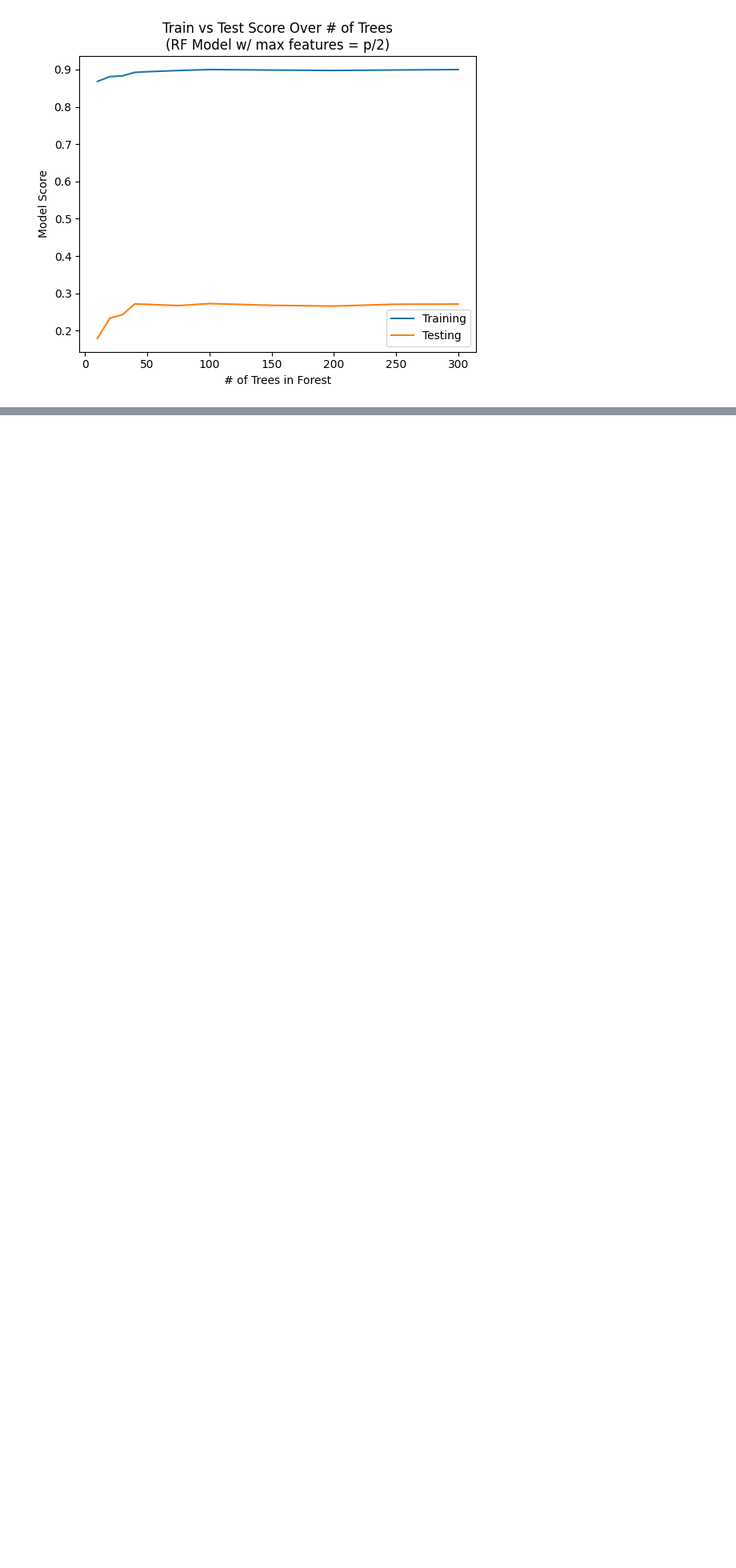
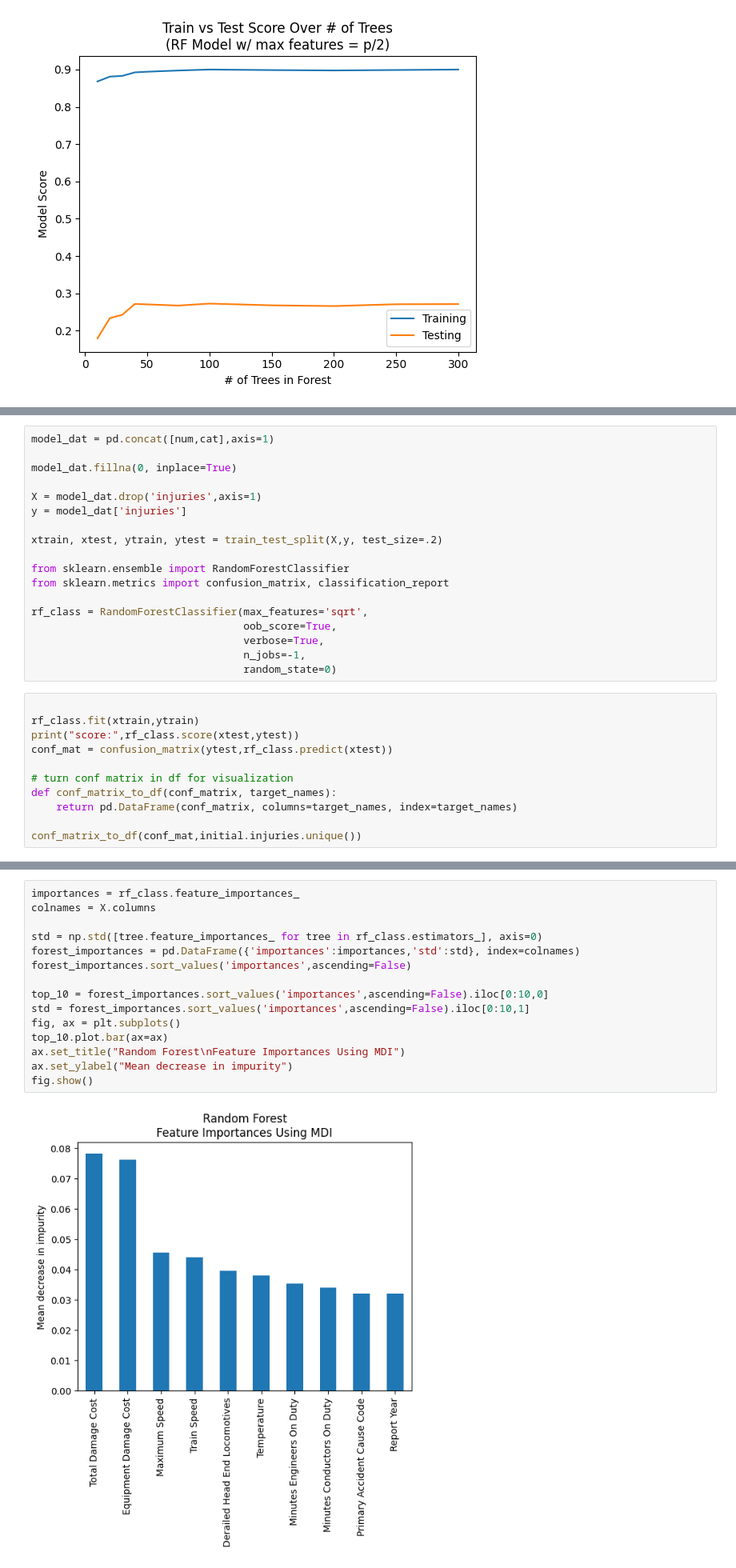
Before and after one commit to ndahlinuvm/Train-Derailment-287Project, a Jupyter notebook: modeling_injuries.ipynb, the cells around one changed output, grey strips where cells are left out. Shown at 80% size. Saved outputs shown, nothing was run; the diff lists cells and outputs as text; blank space fills up the shorter version.

```diff
--- a/modeling_injuries.ipynb
+++ b/modeling_injuries.ipynb
@@ -791,0 +825,29 @@ make visualizations of employee injuries by train speed, accident type, etc
+# %%
+model_dat = pd.concat([num,cat],axis=1)
+
+model_dat.fillna(0, inplace=True)
+
+X = model_dat.drop('injuries',axis=1)
+y = model_dat['injuries']
+
+xtrain, xtest, ytrain, ytest = train_test_split(X,y, test_size=.2)
+
+from sklearn.ensemble import RandomForestClassifier
+from sklearn.metrics import confusion_matrix, classification_report
+
+rf_class = RandomForestClassifier(max_features='sqrt',
+                                  oob_score=True,
+                                  verbose=True,
+                                  n_jobs=-1,
+                                  random_state=0)
+# %%
+
+rf_class.fit(xtrain,ytrain)
+print("score:",rf_class.score(xtest,ytest))
+conf_mat = confusion_matrix(ytest,rf_class.predict(xtest))
+
+# turn conf matrix in df for visualization
+def conf_matrix_to_df(conf_matrix, target_names):
+    return pd.DataFrame(conf_matrix, columns=target_names, index=target_names)
+
+conf_matrix_to_df(conf_mat,initial.injuries.unique())
@@ -791,0 +871,17 @@ make visualizations of employee injuries by train speed, accident type, etc
+# %%
+importances = rf_class.feature_importances_
+colnames = X.columns
+
+std = np.std([tree.feature_importances_ for tree in rf_class.estimators_], axis=0)
+forest_importances = pd.DataFrame({'importances':importances,'std':std}, index=colnames)
+forest_importances.sort_values('importances',ascending=False)
+
+top_10 = forest_importances.sort_values('importances',ascending=False).iloc[0:10,0]
+std = forest_importances.sort_values('importances',ascending=False).iloc[0:10,1]
+fig, ax = plt.subplots()
+top_10.plot.bar(ax=ax)
+ax.set_title("Random Forest\nFeature Importances Using MDI")
+ax.set_ylabel("Mean decrease in impurity")
+fig.show()
+# %% [output]
+[figure, added]
```
Also changed, not shown: parts of 16 cells of this notebook, 7 other files.
